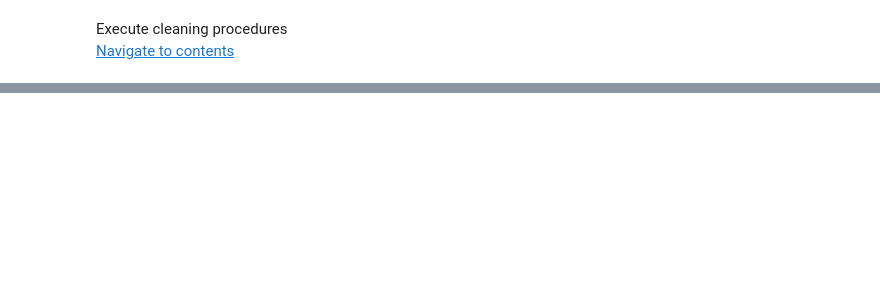
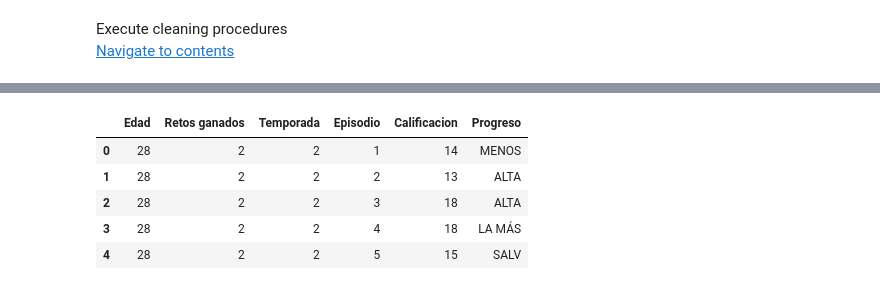
Before and after one commit to NilArj/drag_show, a Jupyter notebook: drag_show.ipynb, the cells around one changed output, grey strips where cells are left out. Cells and saved outputs as stored; diff of their text form; code cells hidden in the pictures; blank space fills up the shorter version.

```diff
--- a/drag_show.ipynb
+++ b/drag_show.ipynb
@@ -219,0 +124,3 @@ Name: Retos ganados, dtype: float64
+# %%
+df["Resultado"] =df["Resultado"].str.replace('/', '')
+df["Resultado"] =df["Resultado"].str.replace(r'[\d\[ªº\u200b/°]|\[1-9]\d?\d? al 16|secreta\b', '')
@@ -219,0 +133,3 @@ Name: Retos ganados, dtype: float64
+# %%
+result_dict = {'eliminada' :'Eliminada','eliminadas' :'Eliminada','eliminado':'Eliminada','Finalistas': 'Finalista', 'Ganadora]':'Ganadora', 'Abandona' :'Eliminada'}
+df["Resultado"] = df["Resultado"].str.strip().replace(result_dict)
@@ -219,0 +148,3 @@ Name: Retos ganados, dtype: float64
+# %%
+progress_dict = {'BAJAS':'BAJA','LAS MÁS':'LA MÁS','EL MÁS':'LA MÁS','BAJO':'BAJA','Invitado':'Invitada', 'ALTAS':'ALTA','ALTO':'ALTA' ,'Invitadas':'Invitada', 'ALTA MENOS':'MENOS', 'MENOS BAJA':'BAJA', 'ALTA EG':'ALTA','SALV MENOS':'MENOS','MENOS SALV':'SALV'}
+df["Progreso"] = df["Progreso"].str.strip().replace(progress_dict)
@@ -219,0 +157,4 @@ Name: Retos ganados, dtype: float64
+# %%
+#separate the dependent and independant variables
+X = df[["Edad", "Retos ganados", "Temporada", "Episodio", "Calificacion", "Progreso" ]]
+y = df[["Resultado"]]
@@ -219,0 +177,9 @@ Name: Retos ganados, dtype: float64
+# %%
+X.head()
+# %% [output]
+|  | Edad | Retos ganados | Temporada | Episodio | Calificacion | Progreso |
+| 0 | 28 | 2 | 2 | 1 | 14 | MENOS |
+| 1 | 28 | 2 | 2 | 2 | 13 | ALTA |
+| 2 | 28 | 2 | 2 | 3 | 18 | ALTA |
+| 3 | 28 | 2 | 2 | 4 | 18 | LA MÁS |
+| 4 | 28 | 2 | 2 | 5 | 15 | SALV |
```
Also changed, not shown: parts of 53 cells of this notebook.
